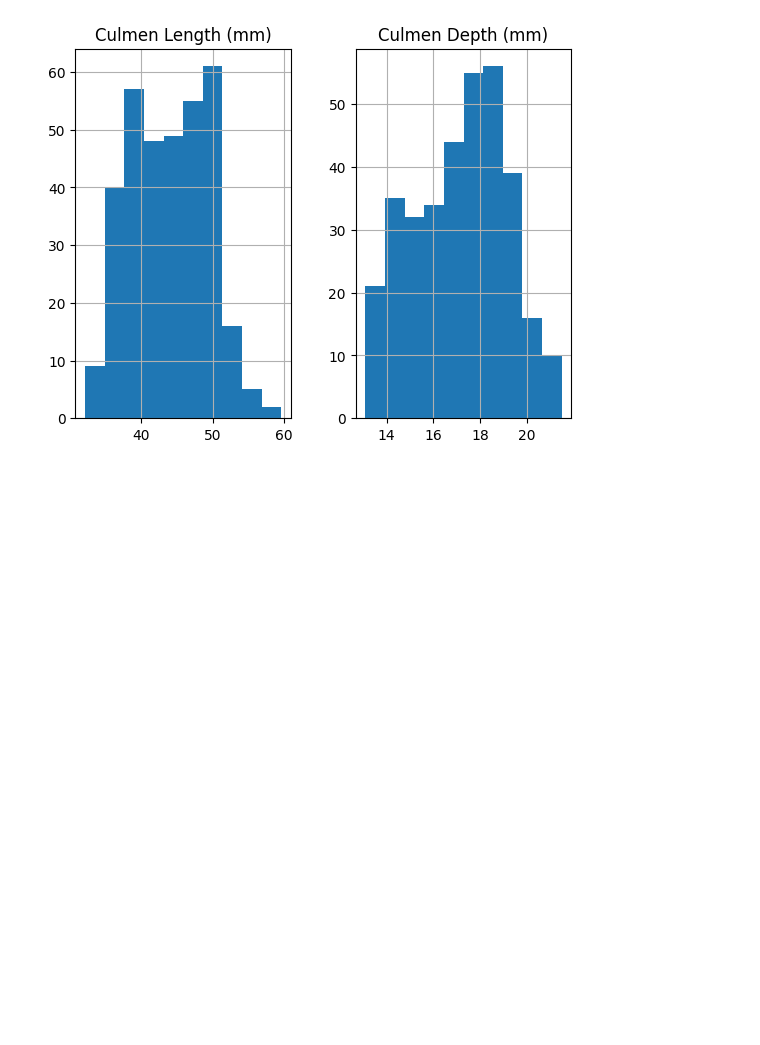
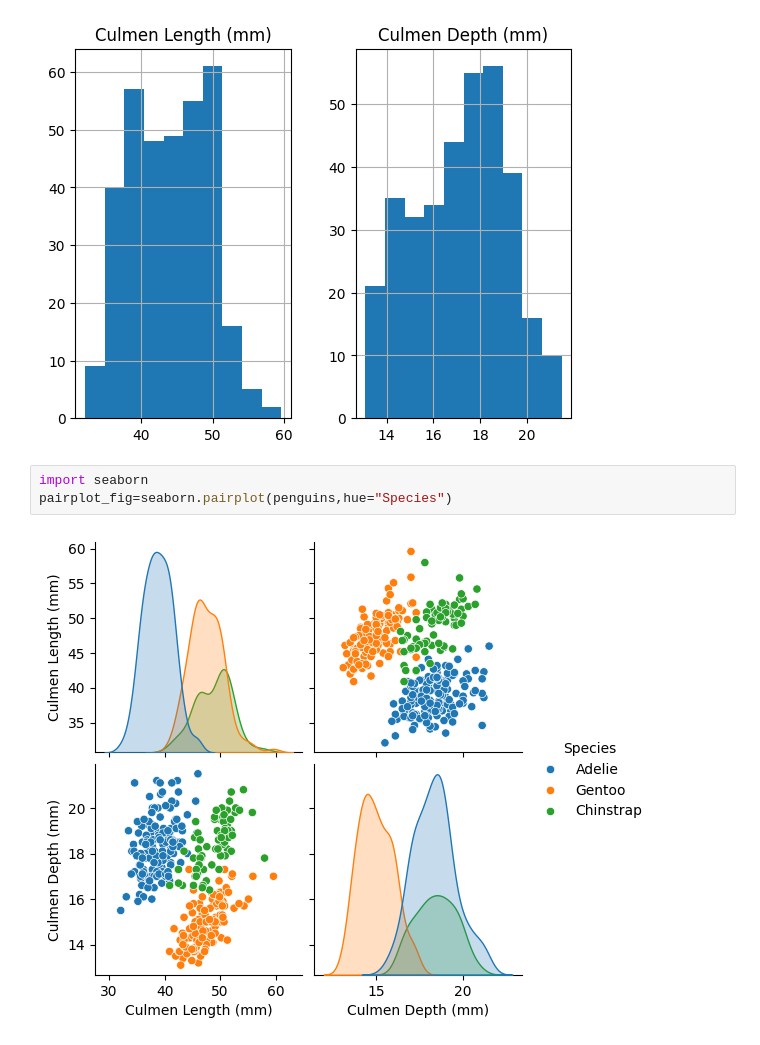
Before and after one commit to sonalshreya/Machine-Learning, a Jupyter notebook: penguins_classification.ipynb, the cells around one changed output. Drawn from its saved outputs; the diff is of its cells as text; blank space fills up the shorter version.

```diff
--- a/penguins_classification.ipynb
+++ b/penguins_classification.ipynb
@@ -57,3 +57,8 @@ numerical_col.hist()
 array([[<Axes: title={'center': 'Culmen Length (mm)'}>,
         <Axes: title={'center': 'Culmen Depth (mm)'}>]], dtype=object)
 [figure]
+# %%
+import seaborn
+pairplot_fig=seaborn.pairplot(penguins,hue="Species")
+# %% [output]
+[figure, added]
```
